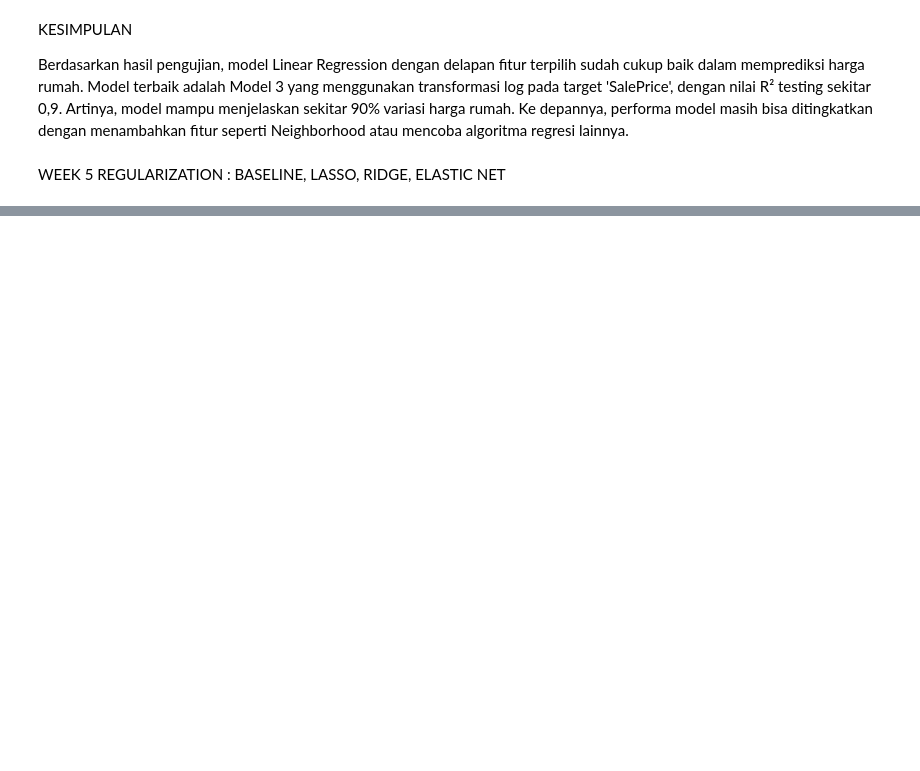
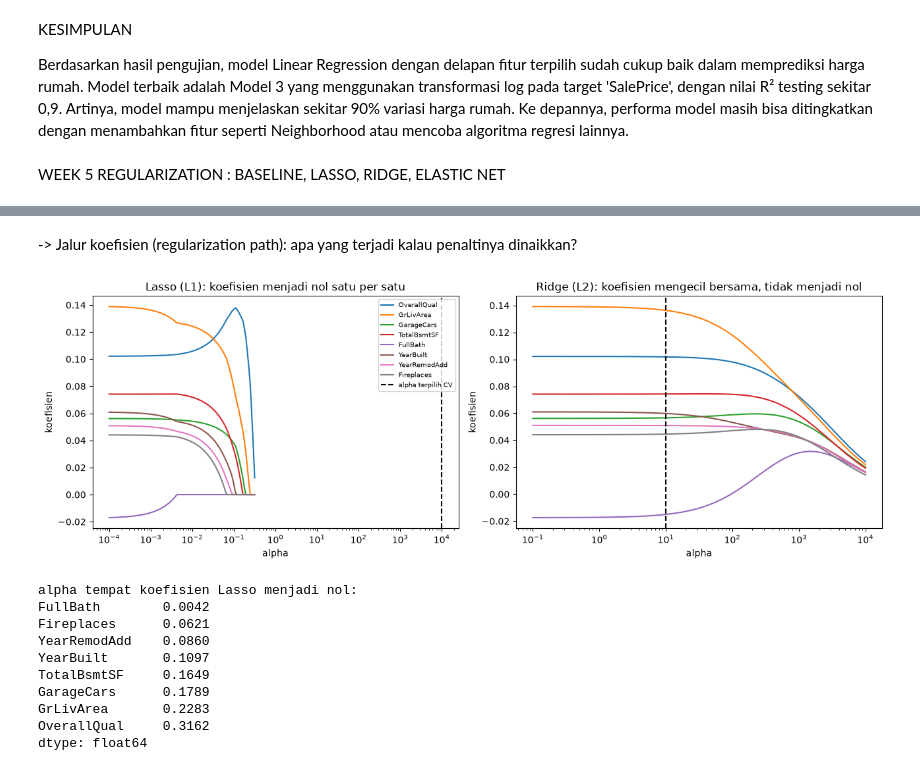
Before and after one commit to vencyahuang/Exercise_Regularization, a Jupyter notebook: HousePrices/Houseprices_LinReg.ipynb, the cells around one changed output, grey strips where cells are left out. Saved outputs shown, nothing was run; the diff lists cells and outputs as text; code cells hidden in the pictures; blank space fills up the shorter version.

```diff
--- a/HousePrices/Houseprices_LinReg.ipynb
+++ b/HousePrices/Houseprices_LinReg.ipynb
@@ -517,0 +589,39 @@ model = {
+# %% [markdown]
+-> Jalur koefisien (regularization path): apa yang terjadi kalau penaltinya dinaikkan?
+# %%
+sc = StandardScaler().fit(x_train)
+xs = sc.transform(x_train)
+
+alphas_path, coefs_lasso, _ = lasso_path(xs, log_y_train, alphas=np.logspace(-4, -0.5, 100))
+coefs_ridge = np.array([Ridge(alpha=a).fit(xs, log_y_train).coef_ for a in np.logspace(-1, 4, 100)])
+
+fig, ax = plt.subplots(1, 2, figsize=(13, 4.5))
+for j, f in enumerate(fitur):
+    ax[0].plot(alphas_path, coefs_lasso[j], label=f)
+ax[0].axvline(model_reg['Lasso (L1)'][-1].alpha_, color='black', linestyle='--', label='alpha terpilih CV')
+ax[0].set_xscale('log'); ax[0].set_xlabel('alpha'); ax[0].set_ylabel('koefisien'); ax[0].set_title('Lasso (L1): koefisien menjadi nol satu per satu')
+ax[0].legend(fontsize=7)
+
+for j, f in enumerate(fitur):
+    ax[1].plot(np.logspace(-1, 4, 100), coefs_ridge[:, j], label=f)
+ax[1].axvline(model_reg['Ridge (L2)'][-1].alpha_, color='black', linestyle='--', label='alpha terpilih CV')
+ax[1].set_xscale('log'); ax[1].set_xlabel('alpha'); ax[1].set_ylabel('koefisien'); ax[1].set_title('Ridge (L2): koefisien mengecil bersama, tidak menjadi nol')
+plt.tight_layout()
+plt.show()
+
+# alpha tempat tiap koefisien Lasso menjadi nol (makin besar = makin penting)
+urutan = {f: (alphas_path[np.abs(coefs_lasso[j]) > 1e-10].max() if (np.abs(coefs_lasso[j]) > 1e-10).any() else 0) for j, f in enumerate(fitur)}
+print("alpha tempat koefisien Lasso menjadi nol:")
+print(pd.Series(urutan).sort_values().round(4))
+# %% [output]
+[figure, added]
+alpha tempat koefisien Lasso menjadi nol:
+FullBath        0.0042
+Fireplaces      0.0621
+YearRemodAdd    0.0860
+YearBuilt       0.1097
+TotalBsmtSF     0.1649
+GarageCars      0.1789
+GrLivArea       0.2283
+OverallQual     0.3162
+dtype: float64
```
Also changed, not shown: parts of 11 cells of this notebook.
